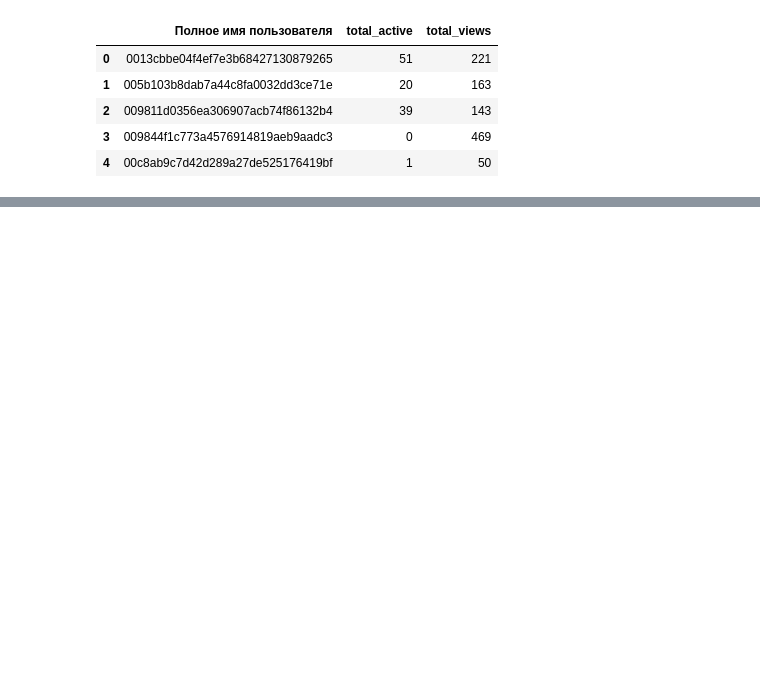
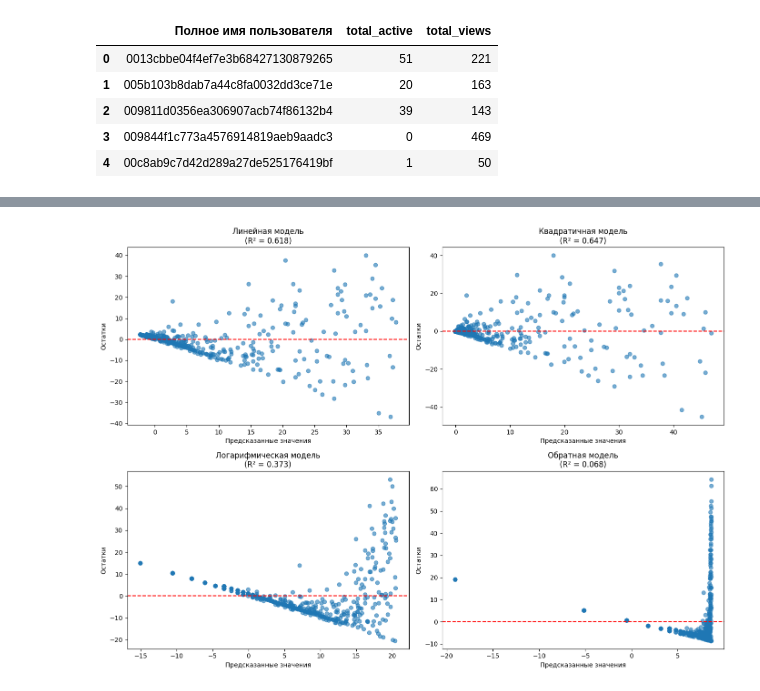
Before and after one commit to DaniilPominov/data_science, a Jupyter notebook: src/project/Задание_Анализ цифрового следа.ipynb, the cells around one changed output, grey strips where cells are left out. Cells and saved outputs as stored; diff of their text form; code cells hidden in the pictures; blank space fills up the shorter version.

```diff
--- a/src/project/Задание_Анализ цифрового следа.ipynb
+++ b/src/project/Задание_Анализ цифрового следа.ipynb
@@ -183,0 +319,64 @@ sm.qqplot(residuals, line ='45')
+# %%
+# Исходные данные
+x = agg_df['total_views']
+y = agg_df['total_active']
+
+# Создаём подграфики
+fig, axes = plt.subplots(2, 2, figsize=(14, 10))
+axes = axes.ravel()
+
+# --- 1. Линейная модель ---
+X_lin = sm.add_constant(x)
+model_lin = sm.OLS(y, X_lin).fit()
+y_pred_lin = model_lin.fittedvalues
+resid_lin = model_lin.resid
+axes[0].scatter(y_pred_lin, resid_lin, alpha=0.6)
+axes[0].axhline(0, color='red', linestyle='--')
+axes[0].set_xlabel('Предсказанные значения')
+axes[0].set_ylabel('Остатки')
+axes[0].set_title('Линейная модель\n(R² = {:.3f})'.format(model_lin.rsquared))
+
+# --- 2. Квадратичная модель ---
+agg_df['views_sq'] = x**2
+X_quad = sm.add_constant(agg_df[['total_views', 'views_sq']])
+model_quad = sm.OLS(y, X_quad).fit()
+y_pred_quad = model_quad.fittedvalues
+resid_quad = model_quad.resid
+axes[1].scatter(y_pred_quad, resid_quad, alpha=0.6)
+axes[1].axhline(0, color='red', linestyle='--')
+axes[1].set_xlabel('Предсказанные значения')
+axes[1].set_ylabel('Остатки')
+axes[1].set_title('Квадратичная модель\n(R² = {:.3f})'.format(model_quad.rsquared))
+
+# --- 3. Логарифмическая модель ---
+df_log = agg_df[agg_df['total_views'] > 0].copy()
+df_log['log_views'] = np.log(df_log['total_views'])
+X_log = sm.add_constant(df_log['log_views'])
+y_log = df_log['total_active']
+model_log = sm.OLS(y_log, X_log).fit()
+y_pred_log = model_log.fittedvalues
+resid_log = model_log.resid
+axes[2].scatter(y_pred_log, resid_log, alpha=0.6)
+axes[2].axhline(0, color='red', linestyle='--')
+axes[2].set_xlabel('Предсказанные значения')
+axes[2].set_ylabel('Остатки')
+axes[2].set_title('Логарифмическая модель\n(R² = {:.3f})'.format(model_log.rsquared))
+
+# --- 4. Обратная модель ---
+df_inv = agg_df[agg_df['total_views'] > 0].copy()
+df_inv['inv_views'] = 1 / df_inv['total_views']
+X_inv = sm.add_constant(df_inv['inv_views'])
+y_inv = df_inv['total_active']
+model_inv = sm.OLS(y_inv, X_inv).fit()
+y_pred_inv = model_inv.fittedvalues
+resid_inv = model_inv.resid
+axes[3].scatter(y_pred_inv, resid_inv, alpha=0.6)
+axes[3].axhline(0, color='red', linestyle='--')
+axes[3].set_xlabel('Предсказанные значения')
+axes[3].set_ylabel('Остатки')
+axes[3].set_title('Обратная модель\n(R² = {:.3f})'.format(model_inv.rsquared))
+
+plt.tight_layout()
+plt.show()
+# %% [output]
+[figure, added]
```
Also changed, not shown: parts of 12 cells of this notebook.
